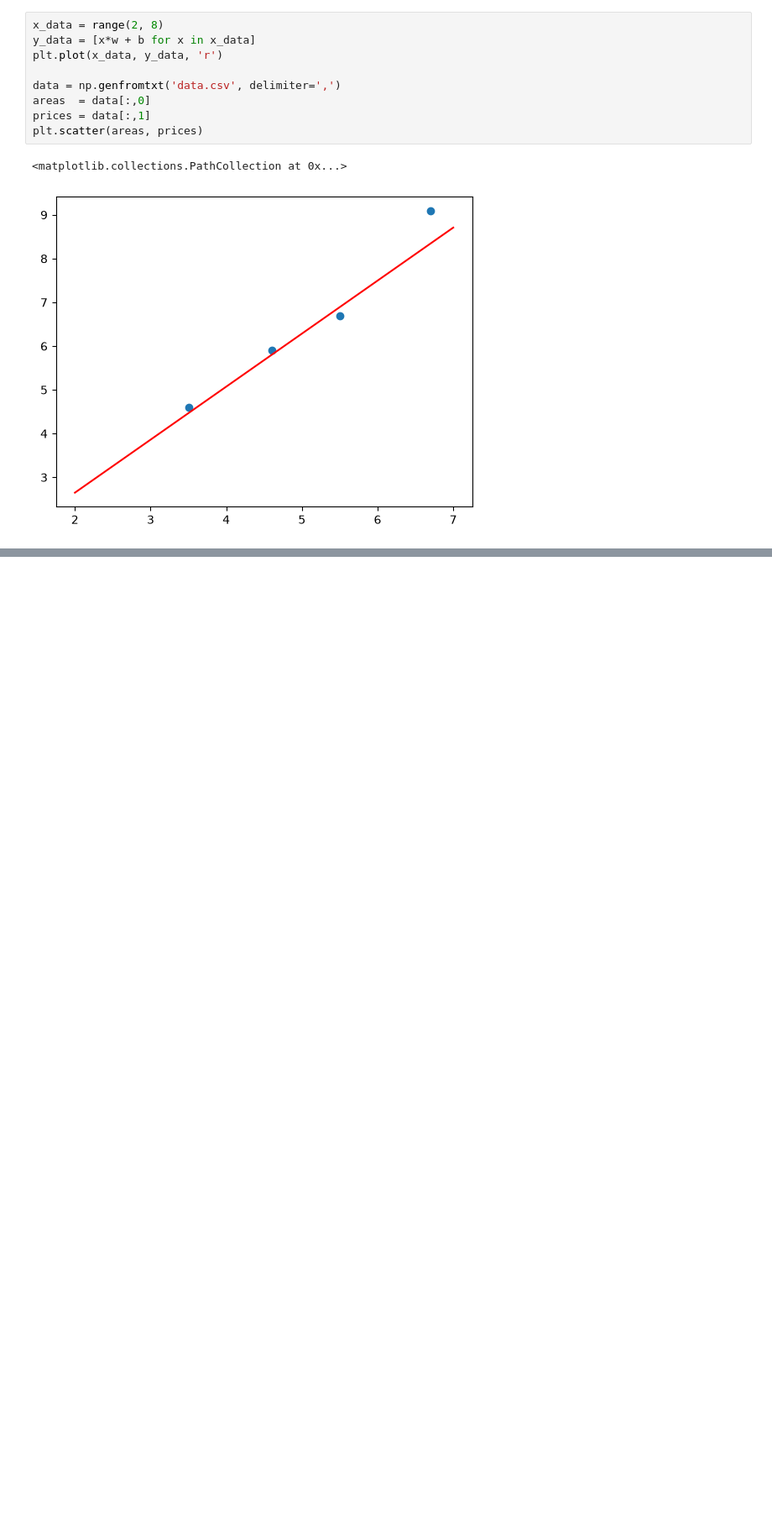
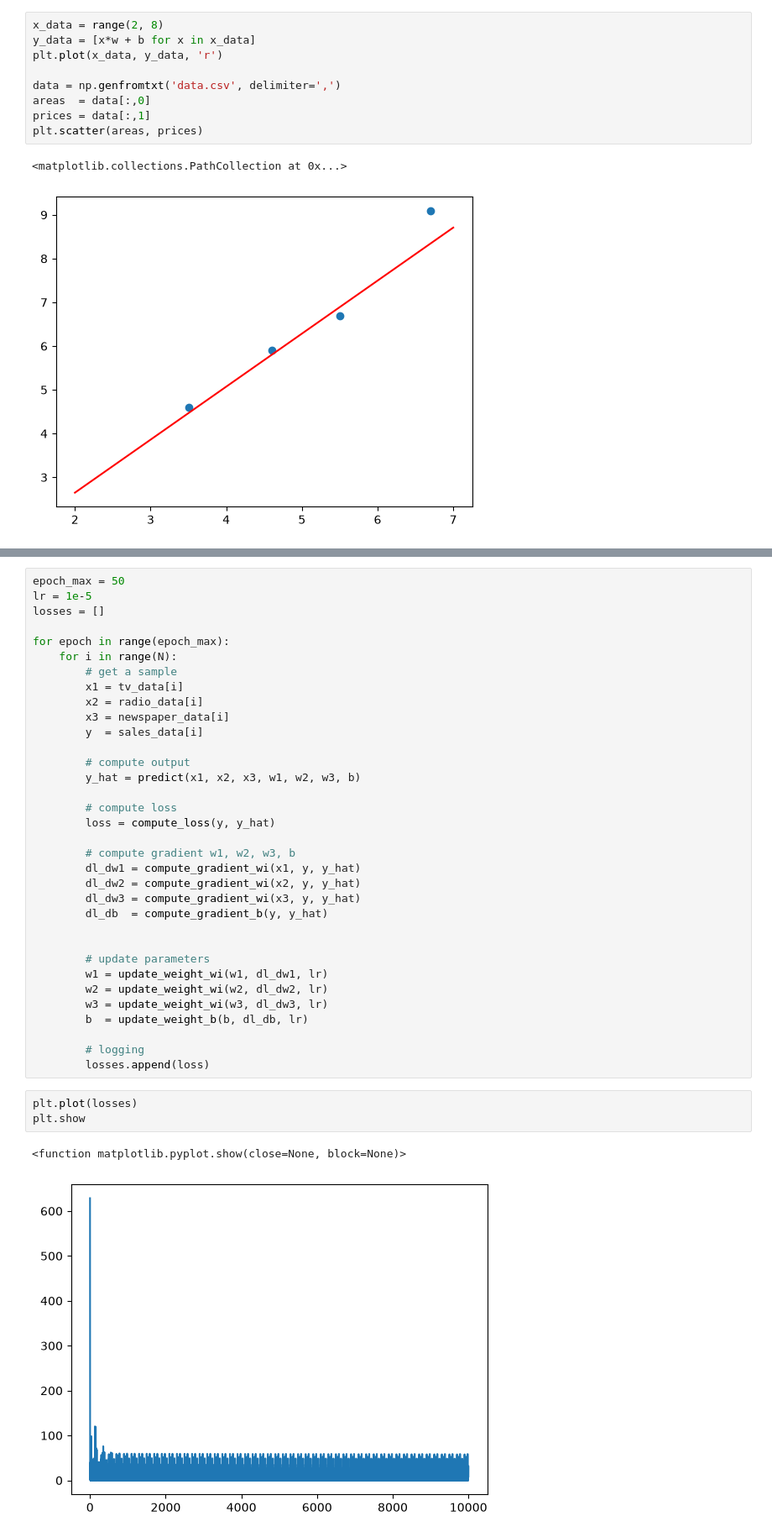
Before and after one commit to minttraang/Module-4-Foundation-DL, a Jupyter notebook: M4W1_4_Wed_Linear Regression.ipynb, the cells around one changed output, grey strips where cells are left out. Shown at 84% size. Drawn from its saved outputs; the diff is of its cells as text; blank space fills up the shorter version.

```diff
--- a/M4W1_4_Wed_Linear Regression.ipynb
+++ b/M4W1_4_Wed_Linear Regression.ipynb
@@ -399,0 +497,40 @@ plt.scatter(areas, prices)
+# %%
+epoch_max = 50
+lr = 1e-5
+losses = []
+
+for epoch in range(epoch_max):
+    for i in range(N):
+        # get a sample
+        x1 = tv_data[i]
+        x2 = radio_data[i]
+        x3 = newspaper_data[i]
+        y  = sales_data[i]
+
+        # compute output
+        y_hat = predict(x1, x2, x3, w1, w2, w3, b)
+
+        # compute loss
+        loss = compute_loss(y, y_hat)
+
+        # compute gradient w1, w2, w3, b
+        dl_dw1 = compute_gradient_wi(x1, y, y_hat)
+        dl_dw2 = compute_gradient_wi(x2, y, y_hat)
+        dl_dw3 = compute_gradient_wi(x3, y, y_hat)
+        dl_db  = compute_gradient_b(y, y_hat)
+
+
+        # update parameters
+        w1 = update_weight_wi(w1, dl_dw1, lr)
+        w2 = update_weight_wi(w2, dl_dw2, lr)
+        w3 = update_weight_wi(w3, dl_dw3, lr)
+        b  = update_weight_b(b, dl_db, lr)
+
+        # logging
+        losses.append(loss)
+# %%
+plt.plot(losses)
+plt.show
+# %% [output]
+<function matplotlib.pyplot.show(close=None, block=None)>
+[figure, added]
```
Also changed, not shown: parts of 21 cells of this notebook.
